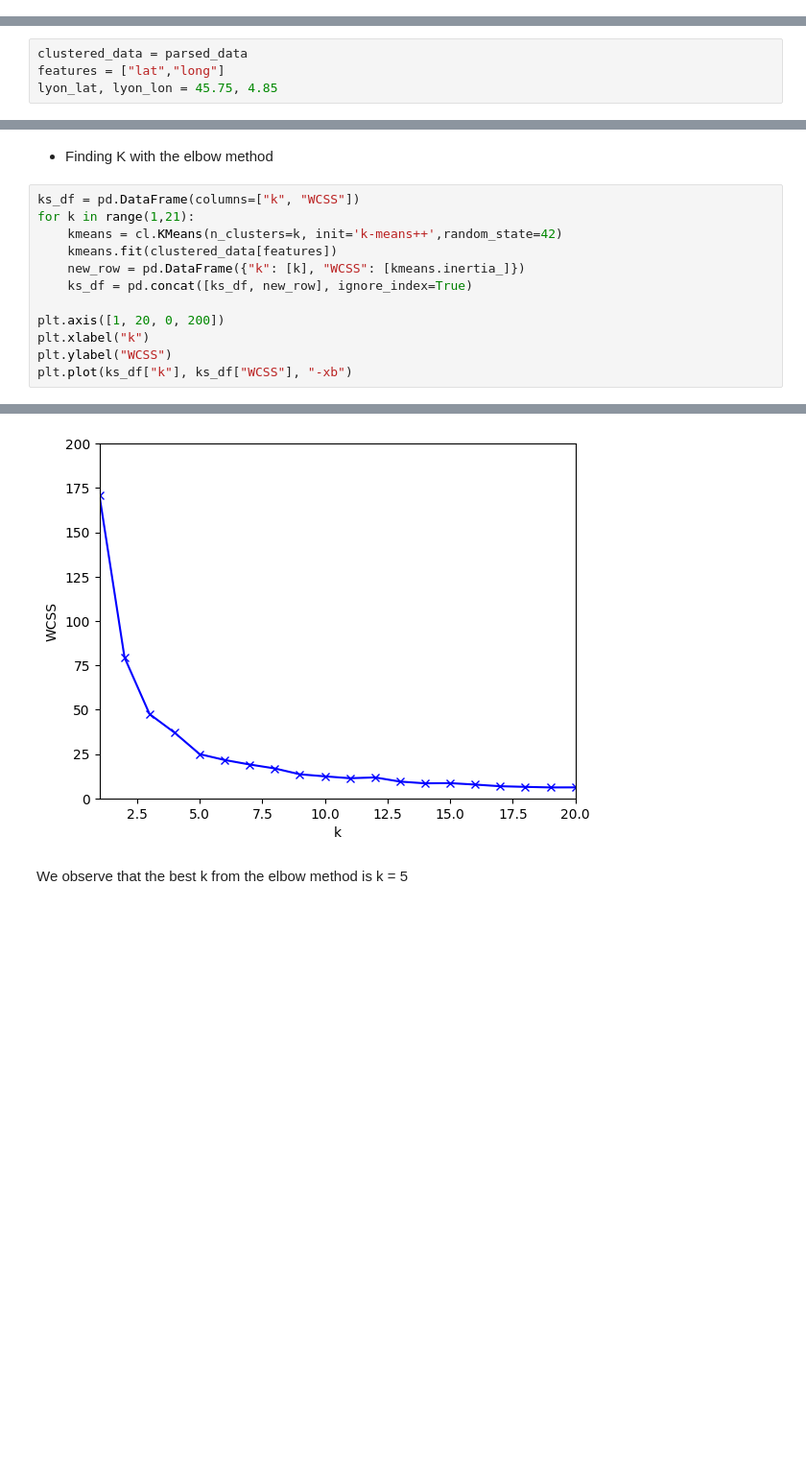
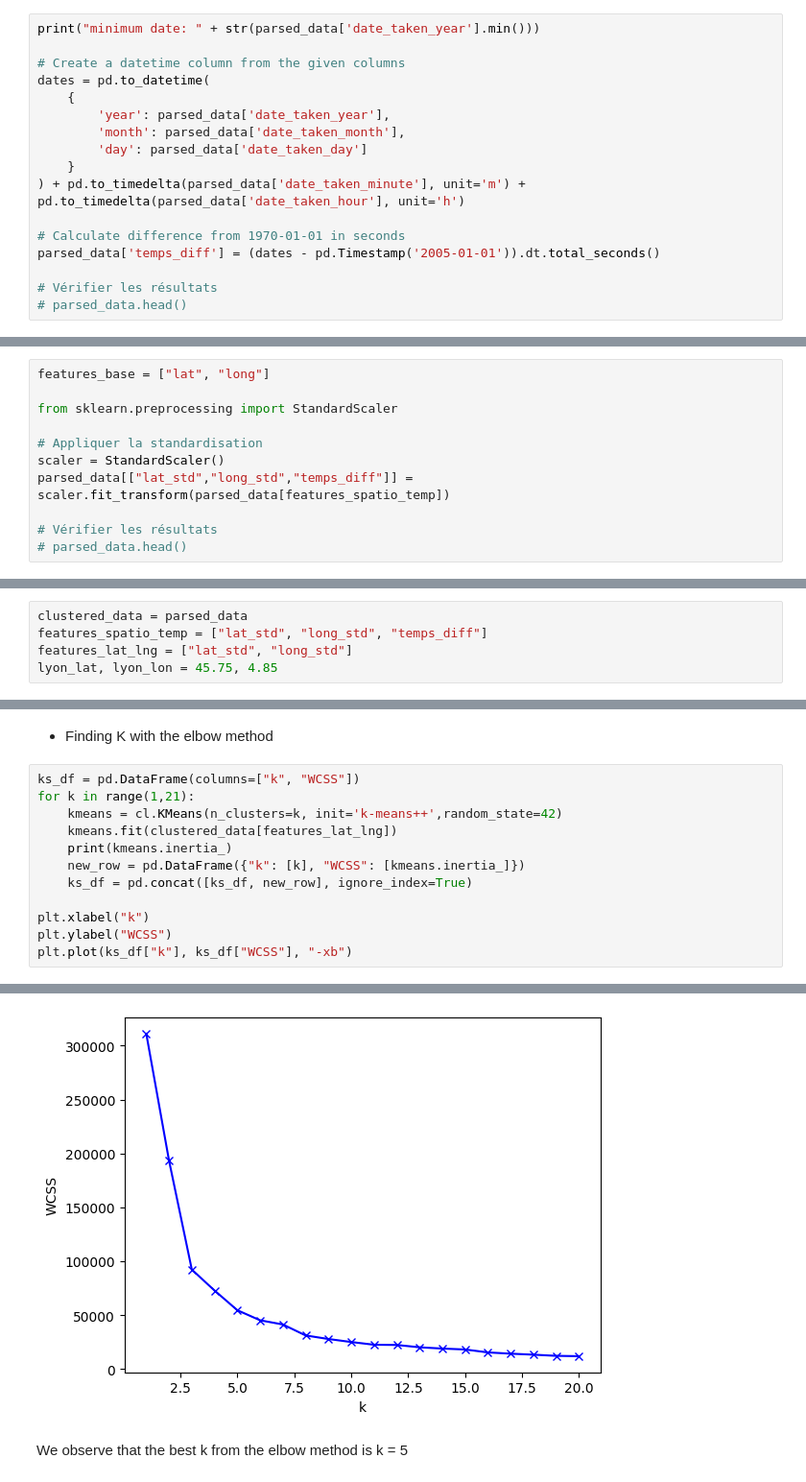
Before and after one commit to Diego-LarrazM/Data-Lyon-Mining_4IF, a Jupyter notebook: exploration-grand-lyon.ipynb, the cells around one changed output, grey strips where cells are left out. Shown: that part at 96% size. Saved outputs shown, nothing was run; the diff lists cells and outputs as text; blank space fills up the shorter version.

Commit message:
standariwation et temps_dif for spatio temp cmustering, eps to refind

```diff
--- a/exploration-grand-lyon.ipynb
+++ b/exploration-grand-lyon.ipynb
@@ -214,0 +217,17 @@ parsed_data['title'] = parsed_data['title'].apply(clean_text)
+# %%
+print("minimum date: " + str(parsed_data['date_taken_year'].min()))
+
+# Create a datetime column from the given columns
+dates = pd.to_datetime(
+    {
+        'year': parsed_data['date_taken_year'],
+        'month': parsed_data['date_taken_month'],
+        'day': parsed_data['date_taken_day']
+    }
+) + pd.to_timedelta(parsed_data['date_taken_minute'], unit='m') + pd.to_timedelta(parsed_data['date_taken_hour'], unit='h')
+
+# Calculate difference from 1970-01-01 in seconds
+parsed_data['temps_diff'] = (dates - pd.Timestamp('2005-01-01')).dt.total_seconds()
+
+# Vérifier les résultats
+# parsed_data.head()
@@ -215,3 +238,14 @@ parsed_data['title'] = parsed_data['title'].apply(clean_text)
+# %%
+features_base = ["lat", "long"]
+
+from sklearn.preprocessing import StandardScaler
+
+# Appliquer la standardisation
+scaler = StandardScaler()
+parsed_data[["lat_std","long_std","temps_diff"]] = scaler.fit_transform(parsed_data[features_spatio_temp])
+
+# Vérifier les résultats
+# parsed_data.head()
 # %% [markdown]
 - Résultat final
 # %%
@@ -272,7 +304,8 @@ Our aim is to :
 - Compare different clustering techniques to determine the most effective one for this dataset.
 # %%
 clustered_data = parsed_data
-features = ["lat","long"]
+features_spatio_temp = ["lat_std", "long_std", "temps_diff"]
+features_lat_lng = ["lat_std", "long_std"]
 lyon_lat, lyon_lon = 45.75, 4.85
 # %%
 def create_folium_map(clusteredData, clusterInfoColumnName, sampleSize):
@@ -301,11 +334,11 @@ Steps: Apply K-Means with varying values of k to find the optimal number of clus
 ks_df = pd.DataFrame(columns=["k", "WCSS"])
 for k in range(1,21):
     kmeans = cl.KMeans(n_clusters=k, init='k-means++',random_state=42)
-    kmeans.fit(clustered_data[features])
+    kmeans.fit(clustered_data[features_lat_lng])
+    print(kmeans.inertia_)
     new_row = pd.DataFrame({"k": [k], "WCSS": [kmeans.inertia_]})
     ks_df = pd.concat([ks_df, new_row], ignore_index=True)
 
-plt.axis([1, 20, 0, 200])
 plt.xlabel("k")
 plt.ylabel("WCSS")
 plt.plot(ks_df["k"], ks_df["WCSS"], "-xb")
@@ -314,4 +367,4 @@ plt.plot(ks_df["k"], ks_df["WCSS"], "-xb")
-[figure, old version]
+[figure, new version]
 # %% [markdown]
 We observe that the best k from the elbow method is k = 5
 # %% [markdown]
```
Also changed, not shown: parts of 15 cells of this notebook, 3 other files.
